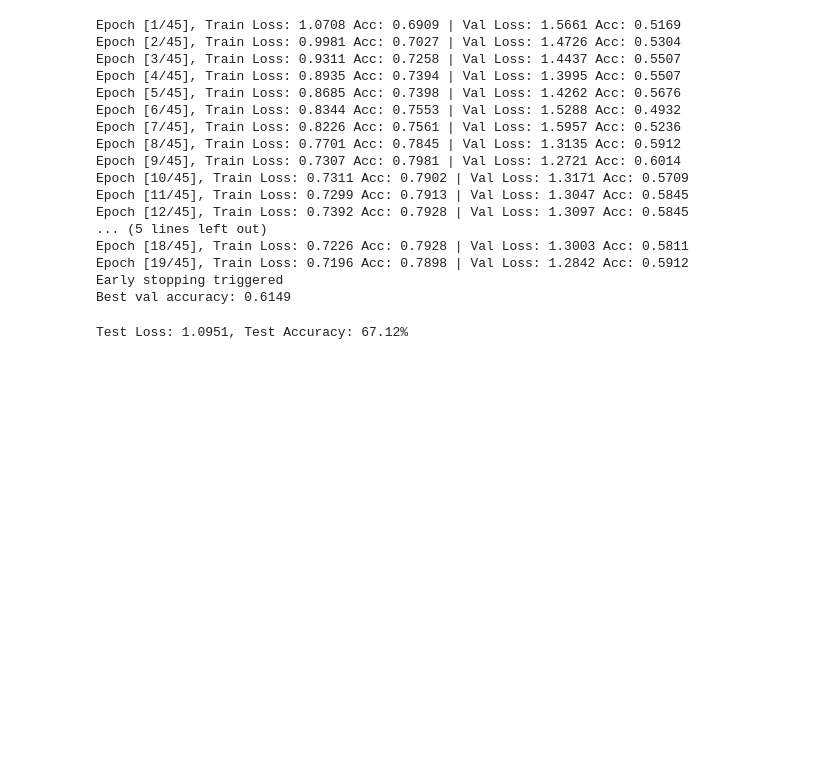
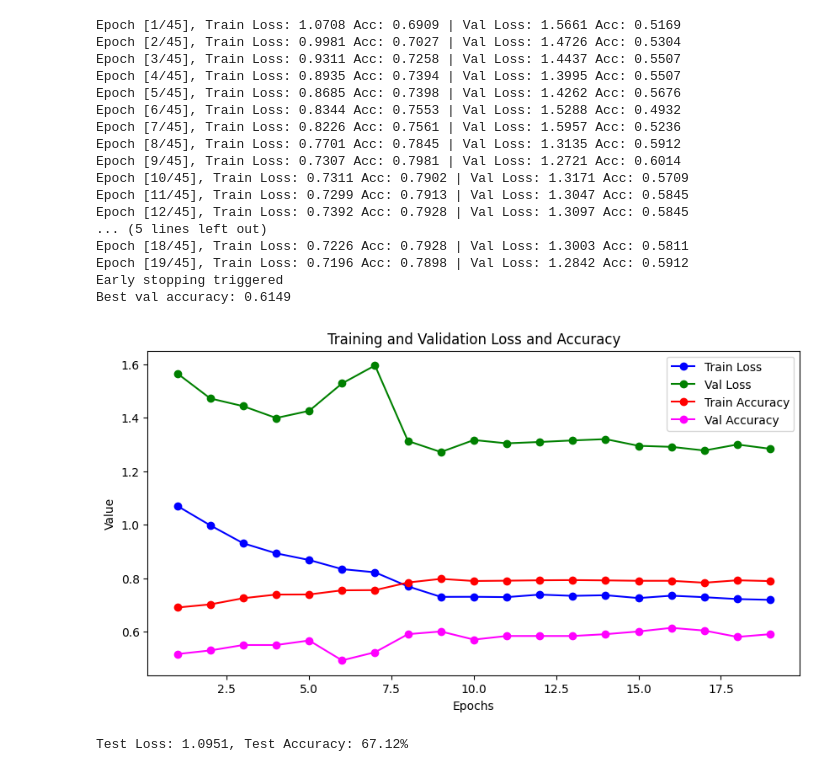
Before and after one commit to castelss8/IPCV_assigments, a Jupyter notebook: A2/assignment2.ipynb, the cells around one changed output. Saved outputs shown, nothing was run; the diff lists cells and outputs as text; code cells hidden in the pictures; blank space fills up the shorter version.

Commit message:
plot accuracy

```diff
--- a/A2/assignment2.ipynb
+++ b/A2/assignment2.ipynb
@@ -890,6 +890,10 @@ Epoch [18/45], Train Loss: 0.7226 Acc: 0.7928 | Val Loss: 1.3003 Acc: 0.5811
 Epoch [19/45], Train Loss: 0.7196 Acc: 0.7898 | Val Loss: 1.2842 Acc: 0.5912
 Early stopping triggered
 Best val accuracy: 0.6149
+# %%
+plot_training_history(second_train_losses, second_val_losses, second_train_accuracies, second_val_accuracies)
+# %% [output]
+[figure, added]
 # %%
 evaluate_model(second_cnn_model, test_loader)
 # %% [output]
```
